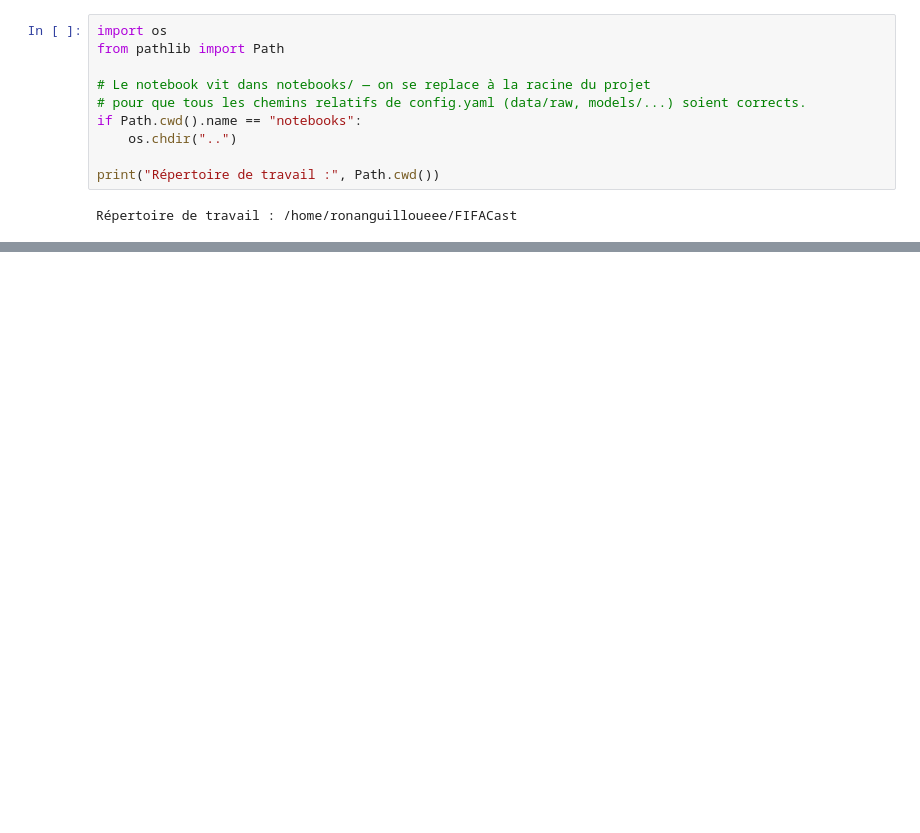
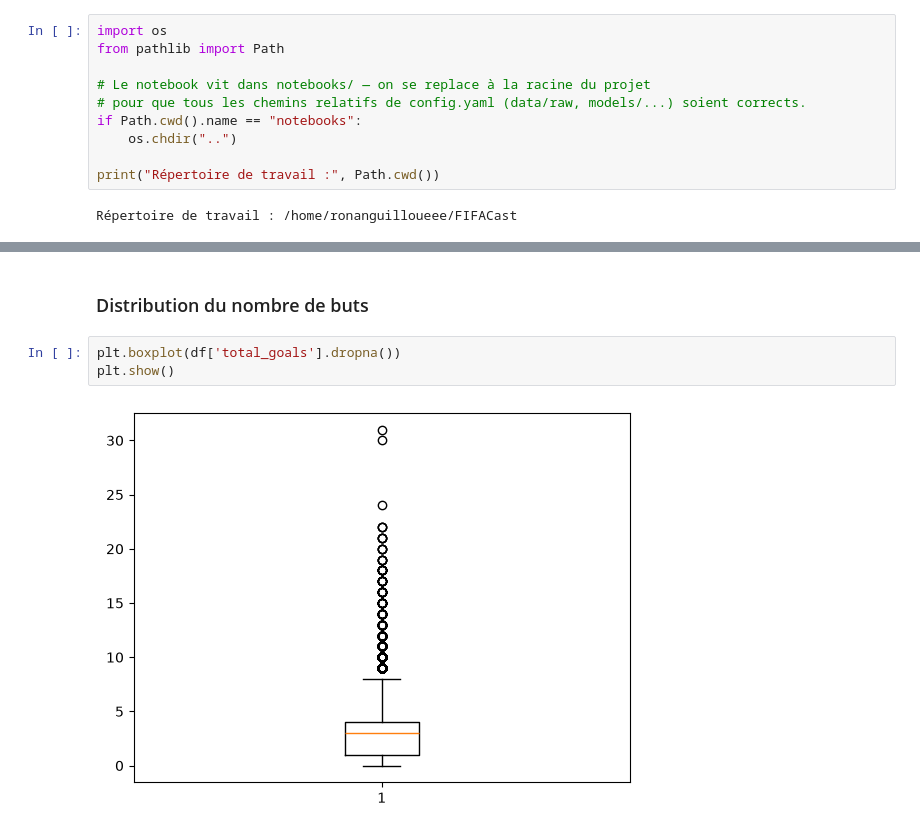
Before and after one commit to RonanGuillou-hub/FIFACast, a Jupyter notebook: notebooks/data.ipynb, the cells around one changed output, grey strips where cells are left out. Drawn from its saved outputs; the diff is of its cells as text; blank space fills up the shorter version.

```diff
--- a/notebooks/data.ipynb
+++ b/notebooks/data.ipynb
@@ -69,0 +93,7 @@ https://raw.githubusercontent.com/martj42/international_results/master/results.c
+# %% [markdown]
+### Distribution du nombre de buts
+# %%
+plt.boxplot(df['total_goals'].dropna())
+plt.show()
+# %% [output]
+[figure, added]
```
Also changed, not shown: parts of 8 cells of this notebook, 6 other files.
